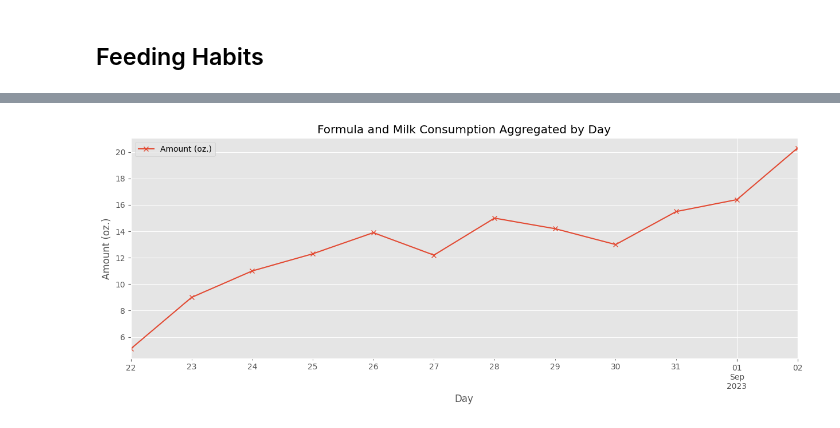
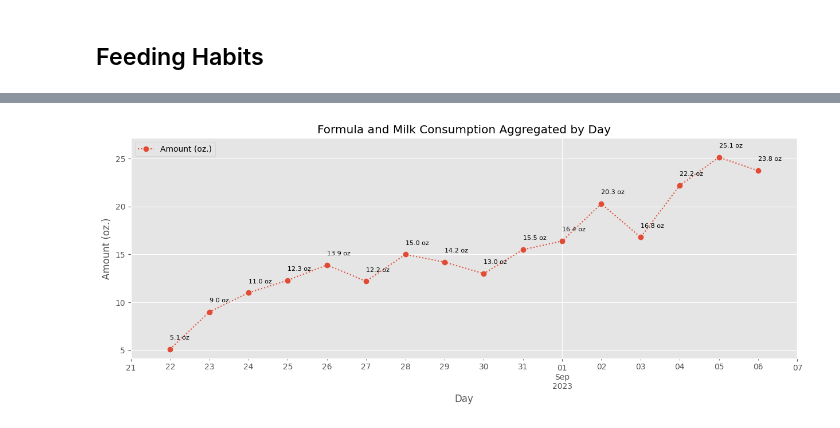
Before and after one commit to jgalloway42/andrews_baby_tracker, a Jupyter notebook: notebooks/andrews_data.ipynb, the cells around one changed output, grey strips where cells are left out. Drawn from its saved outputs; the diff is of its cells as text; code cells hidden in the pictures.

Commit message:
added some more stuff and changed model

```diff
--- a/notebooks/andrews_data.ipynb
+++ b/notebooks/andrews_data.ipynb
@@ -4,4 +4,4 @@ sys.path.append('../src')
 from preamble import *
 
 # get data files
-files_dict = walk_directory(raw_data)
+files_dict = walk_directory(raw_data,print_files=False)
@@ -93,0 +33,12 @@ sns.scatterplot(data=diaper_df,x='Time',y='Status',hue='Status')
+# %%
+f,axes = plt.subplots(nrows=3,ncols=1,figsize=(12,8))
+axes = axes.ravel()
+ax = diaper_df[['Dirty','Wet']].resample('D').sum().iloc[:-1].plot(marker='x',ax=axes[0])
+ax.set_title('Daily Diaper Totals')
+for ax,status in zip(axes[1:],['Dirty','Wet']):
+    tdf = diaper_df[diaper_df.Status == status].groupby('hour_of_day').sum().iloc[:-1]
+    tdf[status] = tdf[status]/tdf[status].abs().max()
+    ax = sns.heatmap(data=tdf[[status]].transpose(),ax=ax)
+    ax.set_ylabel('Normalized\nCount',fontsize=10)
+    ax.set_title(f'Hour of Day for {status} Diapers')
+plt.tight_layout()
@@ -168,10 +113,12 @@ feeding_df = (pd.concat((get_data(files_dict['Andrew_formula']).rename(columns={
                         .sort_index())
 
 feeding_df['hour_of_day'] = [x.hour for x in feeding_df.index]
-to_analyze = (feeding_df.index[-1] - to_analyze)
-analysis_flt = feeding_df.index > to_analyze
+start_date = (feeding_df.index[-1] - to_analyze)
+analysis_flt = feeding_df.index > start_date
+feeding_df['rolling mean'] = feeding_df['Amount (oz.)'].rolling(to_analyze).mean()
+feeding_df['rolling median'] = feeding_df['Amount (oz.)'].rolling(to_analyze).median()
 stats = feeding_df.loc[analysis_flt].describe()
-display(stats)
+display(stats[['Formula (oz.)','Milk (oz.)','Amount (oz.)']])
 mean = stats.at['mean','Amount (oz.)']
 median = stats.at['50%','Amount (oz.)']
 ax=sns.kdeplot(data=feeding_df.loc[analysis_flt],x='Amount (oz.)')
@@ -179,5 +126,5 @@ ax=sns.rugplot(data=feeding_df.loc[analysis_flt],x='Amount (oz.)',ax=ax)
 ax.axvline(median,color='k',linestyle='dotted',label=f'Median {median:0.2f}',alpha=0.3)
 ax.axvline(mean,color='k',linestyle='dashed',label=f'Mean {mean:0.2f}',alpha=0.6)
 ax.legend()
-_=ax.set_title(f'Formula and Milk Consumption Distribution Since {to_analyze}')
+_=ax.set_title(f'Formula and Milk Consumption Distribution Since {start_date}')
 # %% [output]
@@ -194,18 +147,20 @@ _=ax.set_title(f'Formula and Milk Consumption Distribution Since {to_analyze}')
 # %%
 from sklearn.svm import SVR
 today = datetime.combine(datetime.now().date(), datetime.min.time())
 tdf = feeding_df.resample('D').sum()['Amount (oz.)']
 tdf = pd.DataFrame(tdf.loc[tdf.index<today]) # drop incomplete day
 tdf['x'] = range(1,len(tdf.index)+1)
-
-# mdl = SVR()
-# mdl.fit(tdf[['x']].values.reshape(-1,1),tdf[['Amount (oz.)']].values)
-# tdf['model'] = mdl.predict(tdf[['x']].values.reshape(-1,1))
-
-ax = tdf[['Amount (oz.)']].plot(marker='x')
+ax = tdf[['Amount (oz.)']].plot(marker='o',linestyle='dotted')
+ax.set_xlim(tdf.index[0]-timedelta(days=1),tdf.index[-1]+timedelta(days=1))
+yl = ax.get_ylim()
+offset = 1.0
+ax.set_ylim(yl[0],yl[1]+offset)
+for x, y in zip(tdf.index, tdf['Amount (oz.)'].values):
+    ax.text(x, y+offset, f"{y:0.1f} oz", fontsize=8)
 ax.set_ylabel('Amount (oz.)')
 ax.set_xlabel('Day')
+ax.legend(loc='upper left')
 _=ax.set_title('Formula and Milk Consumption Aggregated by Day')
 # %% [output]
-[figure, old version]
+[figure, new version]
 # %%
```
Also changed, not shown: parts of 11 cells of this notebook, 1 other file.
